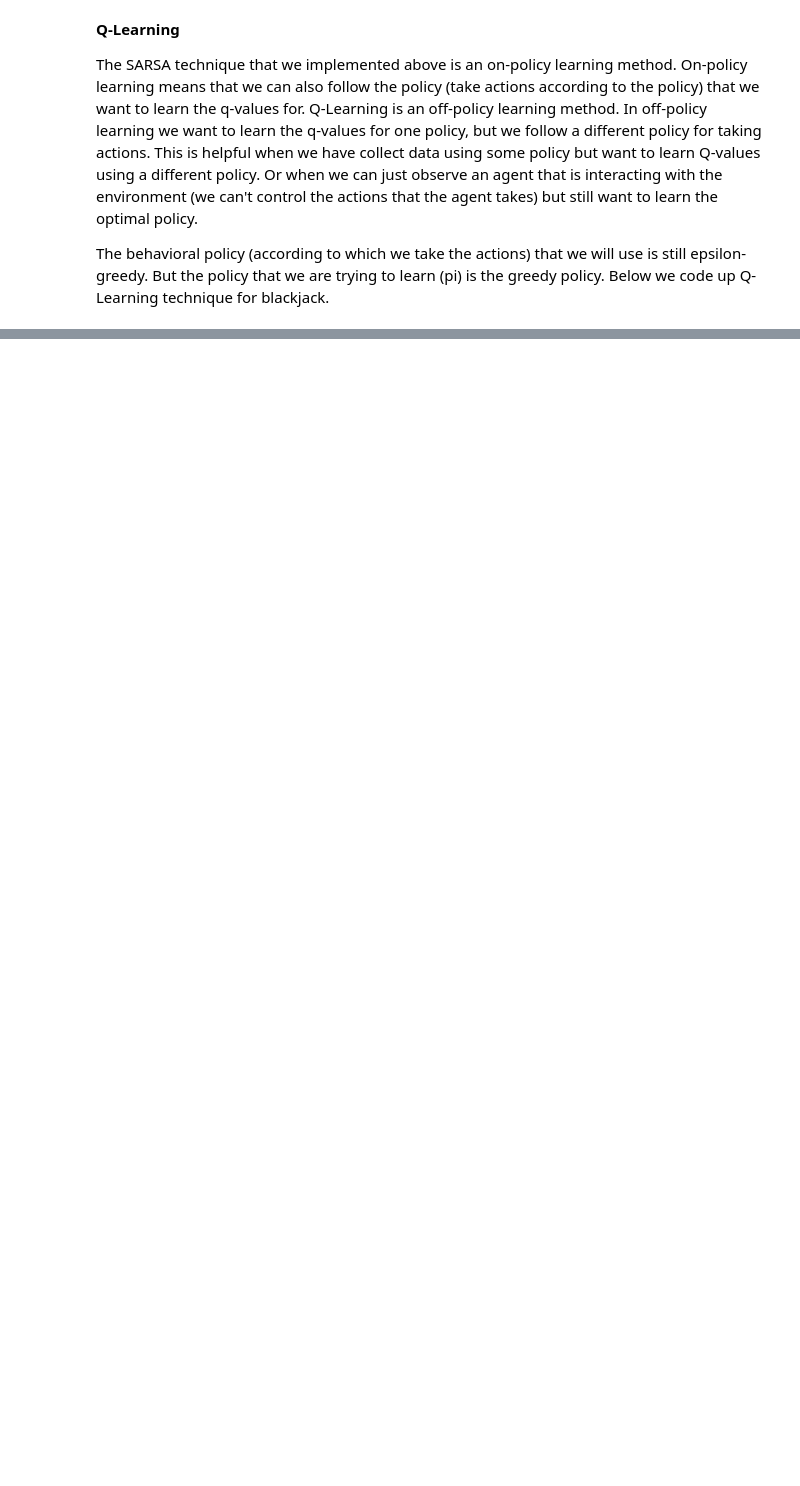
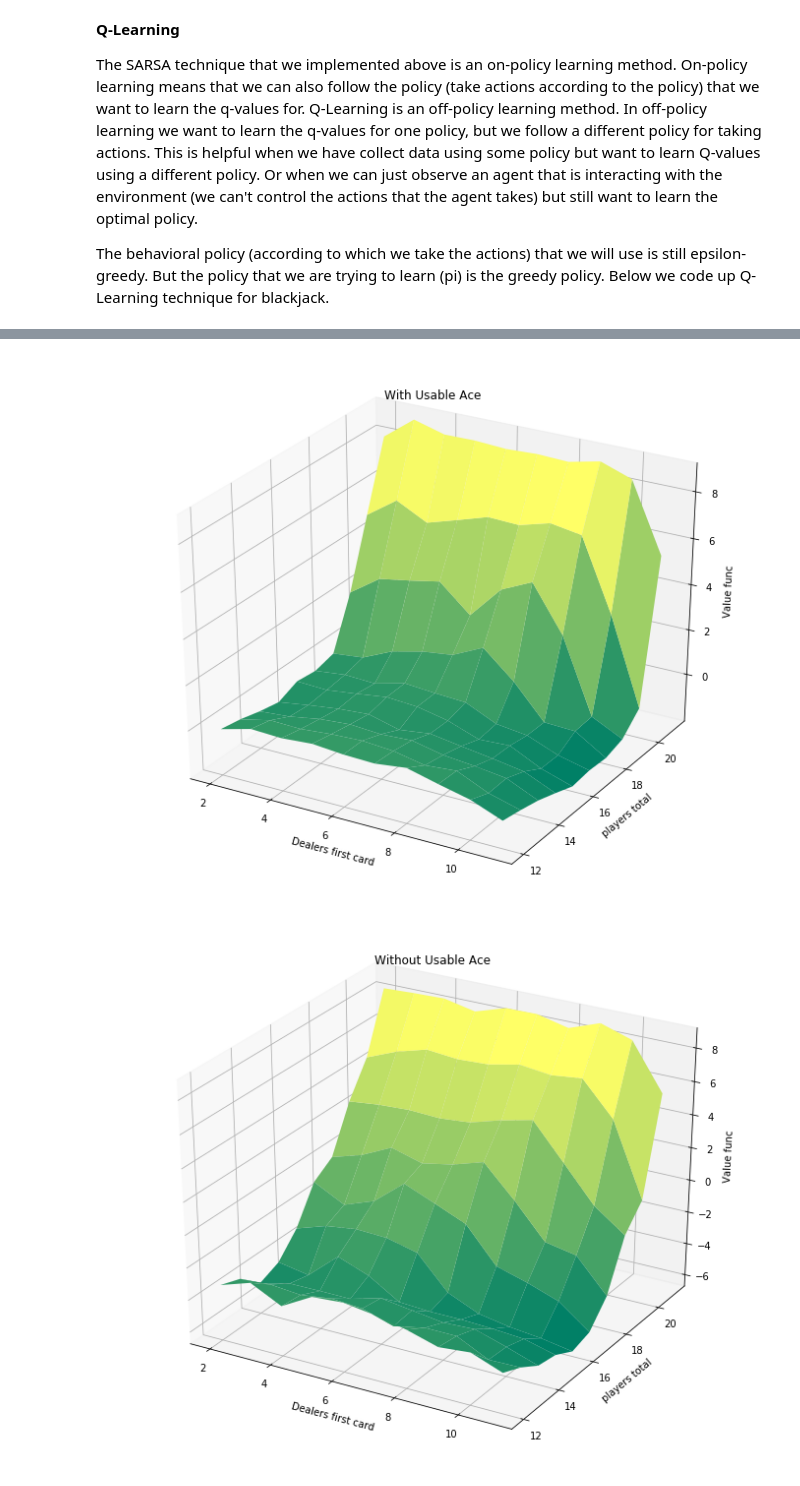
Before and after one commit to guptv93/blackjack, a Jupyter notebook: src/RLAgent.ipynb, the cells around one changed output, grey strips where cells are left out. Cells and saved outputs as stored; diff of their text form; code cells hidden in the pictures; blank space fills up the shorter version.

```diff
--- a/src/RLAgent.ipynb
+++ b/src/RLAgent.ipynb
@@ -172,0 +325,35 @@ The behavioral policy (according to which we take the actions) that we will use
+# %%
+def plot_value_function(value_function, with_ace):
+
+    def fun_with_ace(x, y, with_ace):
+        z = np.empty(0)
+        for a, b in zip(x,y):
+            z = np.append(z , np.array([value_function[(b , a, with_ace)]]))
+        return z
+
+
+    fig = plt.figure(num=None, figsize=(12, 10))
+    ax = fig.add_subplot(111, projection='3d')
+    x = np.arange(2,12,dtype=int)
+    y = np.arange(12, 22, dtype=int)
+    X, Y = np.meshgrid(x, y)
+    zs = np.array(fun_with_ace(np.ravel(X), np.ravel(Y), with_ace))
+    Z = zs.reshape(X.shape)
+
+    ax.plot_surface(X, Y, Z, cmap = 'summer' )
+    ax.set_xlabel('Dealers first card')
+    ax.set_ylabel('players total')
+    ax.set_zlabel('Value func')
+
+    if with_ace:
+        ax.set_title("With Usable Ace")
+    else:
+        ax.set_title("Without Usable Ace")
+
+    plt.show()
+# %%
+plot_value_function(value_function=value_function, with_ace = True)
+plot_value_function(value_function=value_function, with_ace = False)
+# %% [output]
+[figure, added]
+[figure, added]
```
Also changed, not shown: parts of 8 cells of this notebook, 2 other files.
